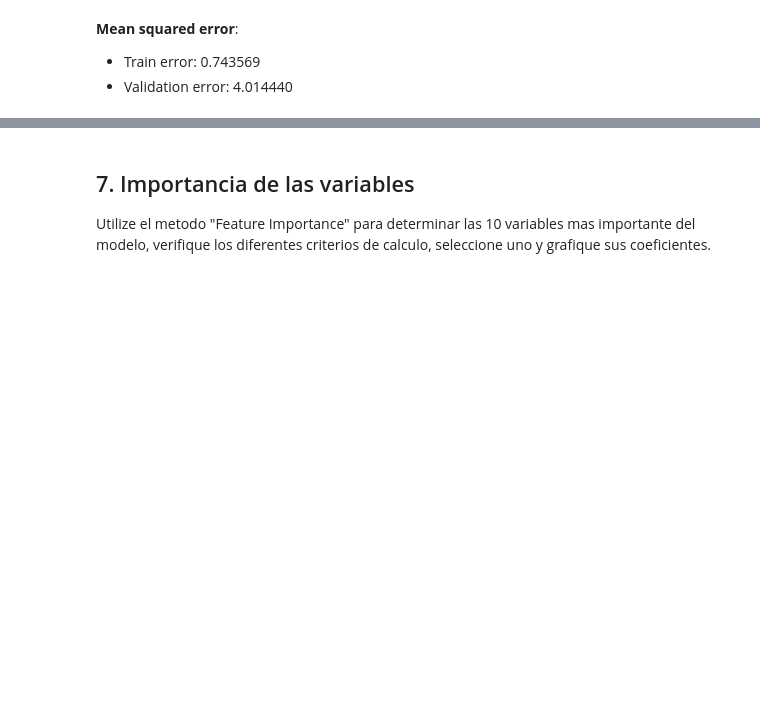
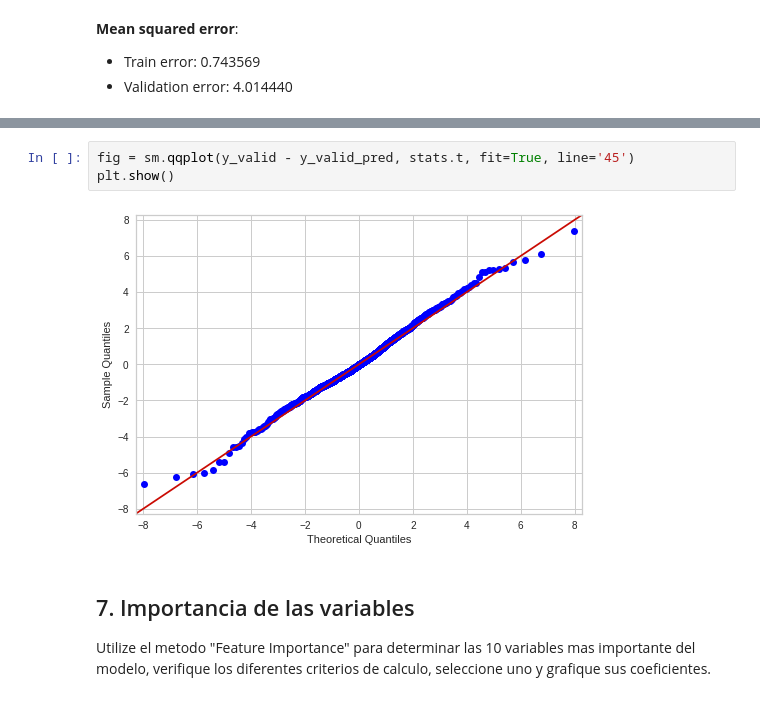
Before and after one commit to georeference-ML-mentoria/Intro-Aprendizaje-Automatico-, a Jupyter notebook: Practico_IAA.ipynb, the cells around one changed output, grey strips where cells are left out. Saved outputs shown, nothing was run; the diff lists cells and outputs as text; blank space fills up the shorter version.

```diff
--- a/Practico_IAA.ipynb
+++ b/Practico_IAA.ipynb
@@ -484,3 +494,8 @@ plot.show();
+# %%
+fig = sm.qqplot(y_valid - y_valid_pred, stats.t, fit=True, line='45')
+plt.show()
+# %% [output]
+[figure, added]
 # %% [markdown]
 ## 7. Importancia de las variables
 
```
Also changed, not shown: parts of 7 cells of this notebook.
